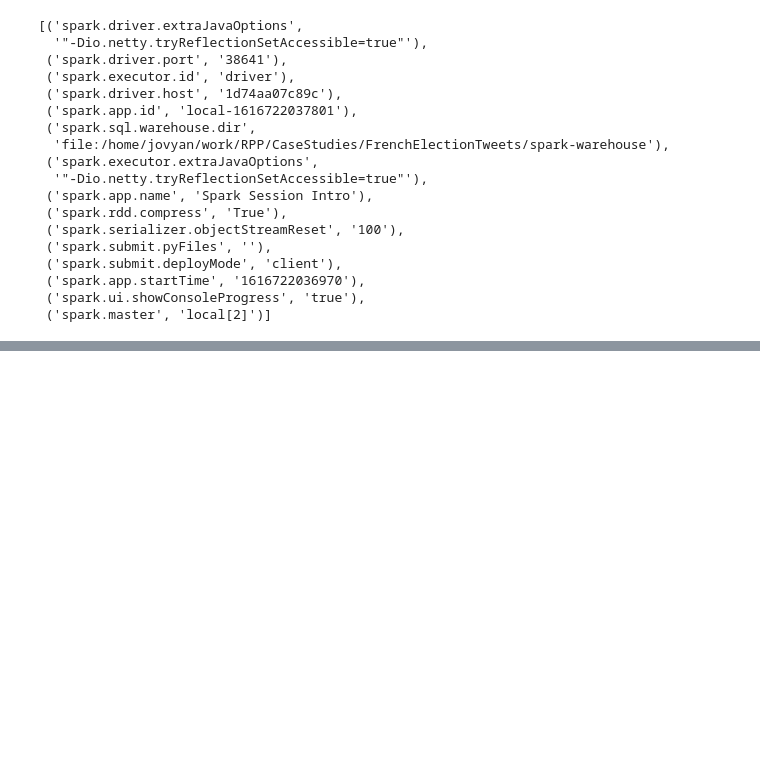
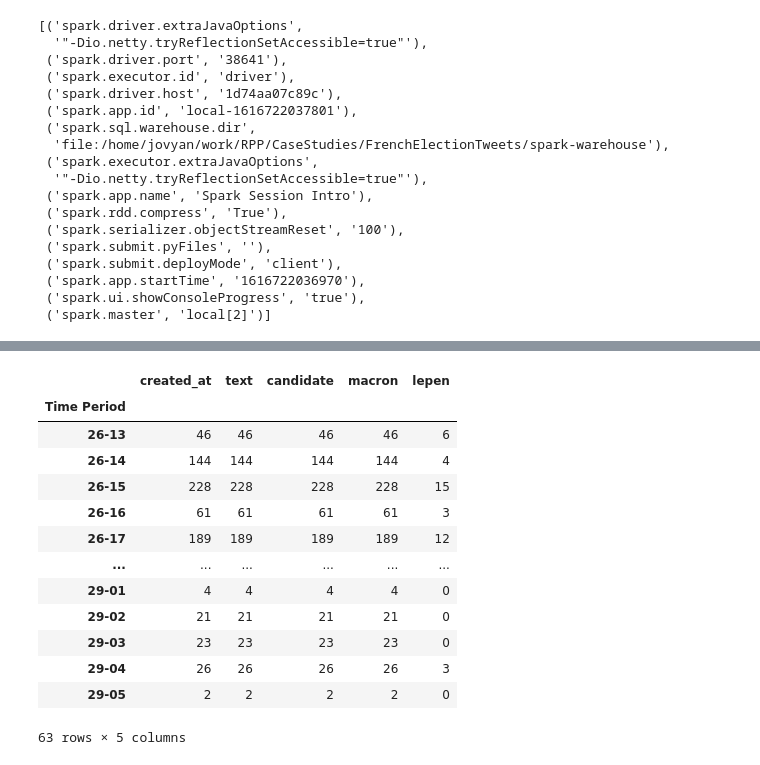
Before and after one commit to AndrewSamaha/FrenchElectionTweets, a Jupyter notebook: cs2.ipynb, the cells around one changed output, grey strips where cells are left out. Saved outputs shown, nothing was run; the diff lists cells and outputs as text; code cells hidden in the pictures; blank space fills up the shorter version.

```diff
--- a/cs2.ipynb
+++ b/cs2.ipynb
@@ -54,0 +189,17 @@ print(out.show())
+# %%
+macron_tweets
+# %% [output]
+|  | created_at | text | candidate | macron | lepen |
+| Time Period |  |  |  |  |  |
+| 26-13 | 46 | 46 | 46 | 46 | 6 |
+| 26-14 | 144 | 144 | 144 | 144 | 4 |
+| 26-15 | 228 | 228 | 228 | 228 | 15 |
+| 26-16 | 61 | 61 | 61 | 61 | 3 |
+| 26-17 | 189 | 189 | 189 | 189 | 12 |
+| ... | ... | ... | ... | ... | ... |
+| 29-01 | 4 | 4 | 4 | 4 | 0 |
+| 29-02 | 21 | 21 | 21 | 21 | 0 |
+| 29-03 | 23 | 23 | 23 | 23 | 0 |
+| 29-04 | 26 | 26 | 26 | 26 | 3 |
+| 29-05 | 2 | 2 | 2 | 2 | 0 |
+63 rows × 5 columns
```
Also changed, not shown: parts of 23 cells of this notebook, 5 other files.
